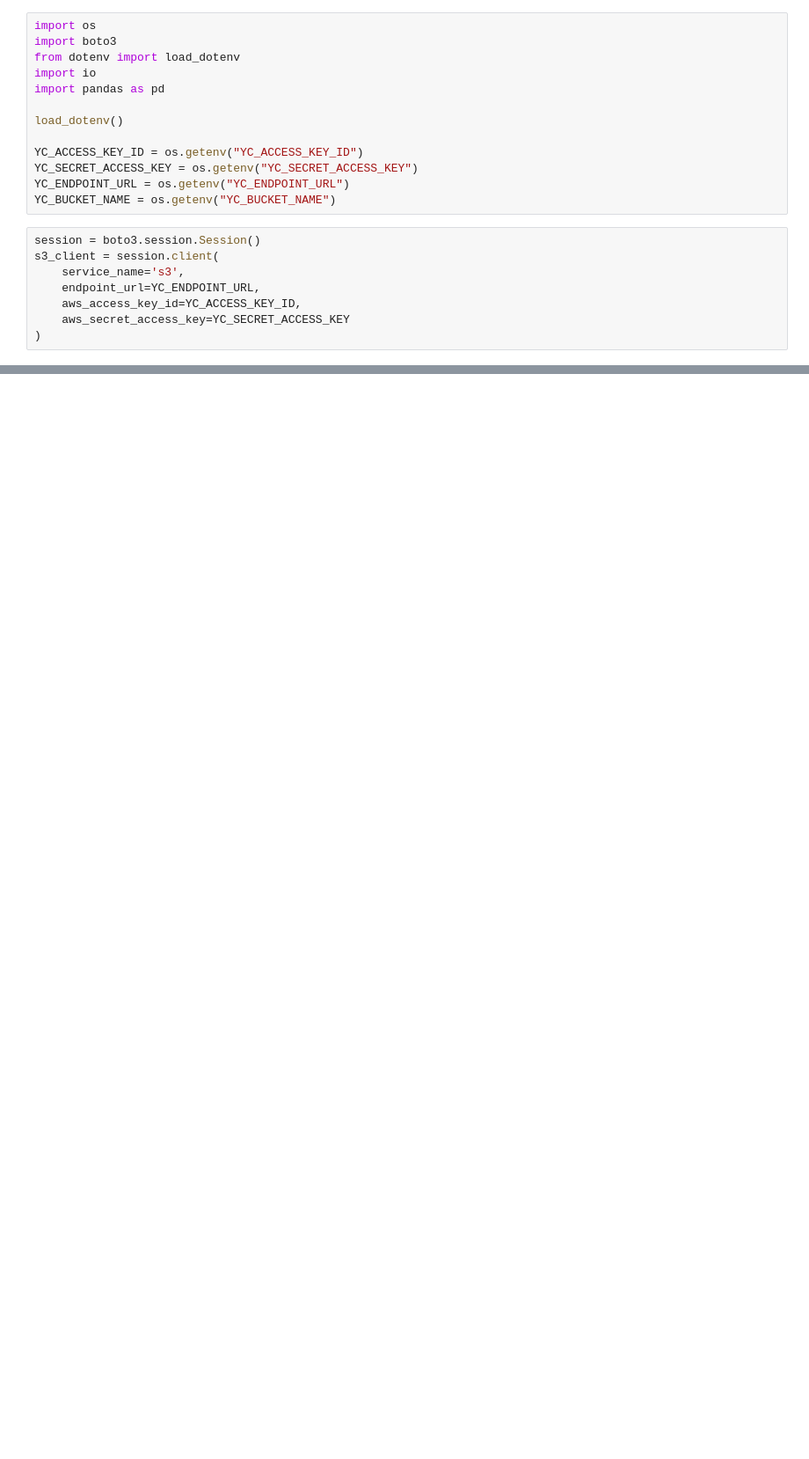
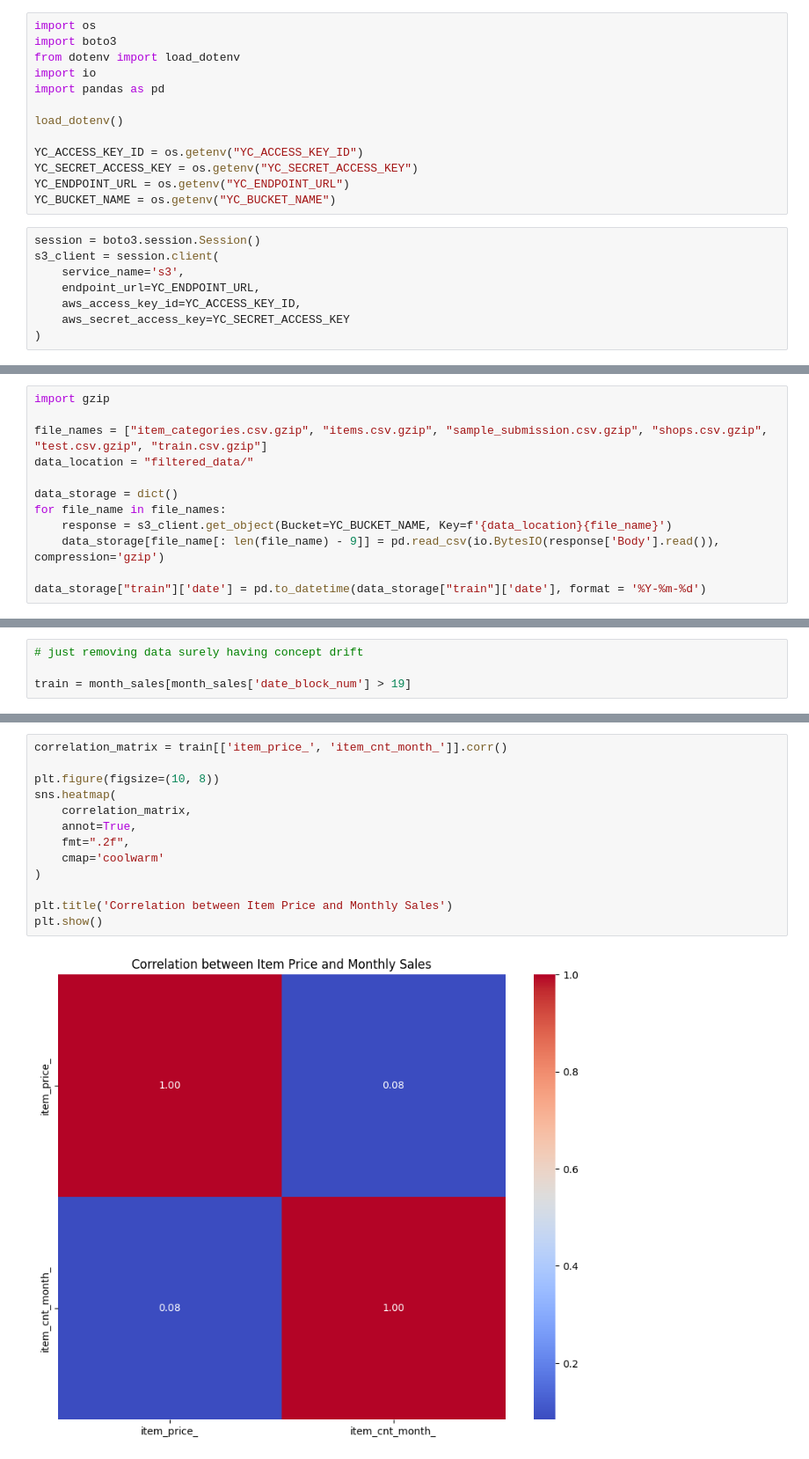
Before and after one commit to ffjjzz/InnowiseInternship, a Jupyter notebook: notebooks/EDA.ipynb, the cells around one changed output, grey strips where cells are left out. Shown at 88% size. Saved outputs shown, nothing was run; the diff lists cells and outputs as text; blank space fills up the shorter version.

```diff
--- a/notebooks/EDA.ipynb
+++ b/notebooks/EDA.ipynb
@@ -277,0 +24,12 @@ for file_name, df in zip(file_names, datasets_to_save):
+# %%
+import gzip
+
+file_names = ["item_categories.csv.gzip", "items.csv.gzip", "sample_submission.csv.gzip", "shops.csv.gzip", "test.csv.gzip", "train.csv.gzip"]
+data_location = "filtered_data/"
+
+data_storage = dict()
+for file_name in file_names:
+    response = s3_client.get_object(Bucket=YC_BUCKET_NAME, Key=f'{data_location}{file_name}')
+    data_storage[file_name[: len(file_name) - 9]] = pd.read_csv(io.BytesIO(response['Body'].read()), compression='gzip')
+
+data_storage["train"]['date'] = pd.to_datetime(data_storage["train"]['date'], format = '%Y-%m-%d')
@@ -277,0 +246,4 @@ for file_name, df in zip(file_names, datasets_to_save):
+# %%
+# just removing data surely having concept drift
+
+train = month_sales[month_sales['date_block_num'] > 19]
@@ -277,0 +265,15 @@ for file_name, df in zip(file_names, datasets_to_save):
+# %%
+correlation_matrix = train[['item_price_', 'item_cnt_month_']].corr()
+
+plt.figure(figsize=(10, 8))
+sns.heatmap(
+    correlation_matrix,
+    annot=True,
+    fmt=".2f",
+    cmap='coolwarm'
+)
+
+plt.title('Correlation between Item Price and Monthly Sales')
+plt.show()
+# %% [output]
+[figure, added]
```
Also changed, not shown: parts of 49 cells of this notebook.
